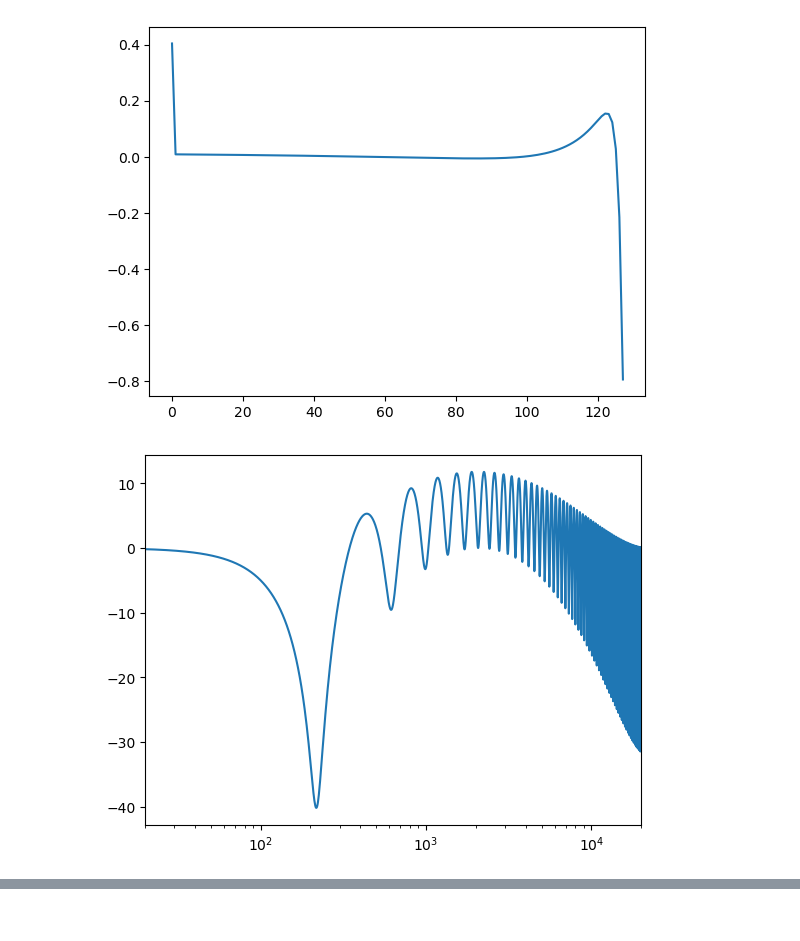
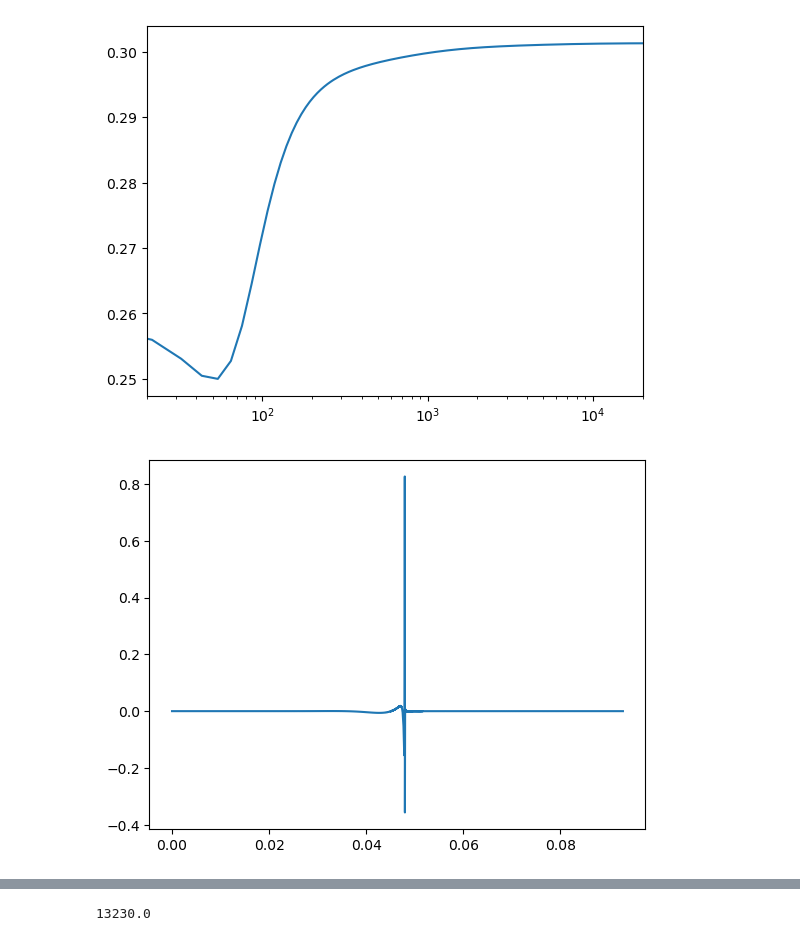
Before and after one commit to peladeaucome/REQWitchcraft, a Jupyter notebook: main.ipynb, the cells around one changed output, grey strips where cells are left out. Drawn from its saved outputs; the diff is of its cells as text; code cells hidden in the pictures.

```diff
--- a/main.ipynb
+++ b/main.ipynb
@@ -32,17 +68,49 @@ plt.show()
-# %%
-n=128
-
-corr = np.ones(n//2+1, dtype=np.complex128)
-
-corr = corr*np.exp(-1j*np.angle(loudspeaker.get_rfft(n=n)))
-corr_IR = np.fft.irfft(corr)
-
-plt.plot(corr_IR)
-plt.show()
-plt.plot(f, dB20(np.fft.rfft(corr_IR, n=n_fft)))
-plt.semilogx()
-plt.xlim(20, 20000)
-plt.show()
-# %% [output]
-[figure, removed]
-[figure, removed]
+# %%
+n=4096
+cornerFreq_hz = 20
+offset =.25
+cornerFreq = cornerFreq_hz/sr
+cornerFreq_idx = int(n*cornerFreq/2)
+f = np.fft.rfftfreq(n=n, d=1/sr)
+df = f[1]-f[0]
+
+loudspeakerGroupDelay = get_groupDelay(loudspeaker.get_rfft(n=n), df=df)
+
+correctionGroupDelay = np.zeros_like(loudspeakerGroupDelay)
+correctionGroupDelay[cornerFreq_idx:] = -loudspeakerGroupDelay[cornerFreq_idx:]
+correctionGroupDelay[:cornerFreq_idx] = -loudspeakerGroupDelay[cornerFreq_idx]
+correctionGroupDelay -=np.min(correctionGroupDelay)
+correctionGroupDelay +=offset
+
+plt.plot(f,correctionGroupDelay)
+plt.semilogx()
+plt.xlim(20, 20000)
+plt.show()
+correctionPhase = get_phase(correctionGroupDelay, df=df)
+
+correction_fft = np.exp(1j*correctionPhase)
+#correction_fft[0]=0
+
+#corr[:cornerFreq_idx]
+corr_IR = np.fft.irfft(correction_fft)
+t = np.arange(len(corr_IR))/sr
+plt.plot(t, corr_IR)
+plt.show()
+plt.plot(t, dB20(corr_IR))
+plt.ylim(-180, 0)
+plt.show()
+f = np.fft.rfftfreq(n=n_fft, d=1/sr)
+df = f[1]-f[0]
+
+fig, ax = plt.subplots(nrows=2, ncols=1, sharex=True)
+
+ax[0].plot(f, dB20(np.fft.rfft(corr_IR, n=n_fft)))
+ax[0].set_ylim(-2, 2)
+ax[1].plot(f, get_groupDelay(np.fft.rfft(corr_IR, n=n_fft), df=df))
+ax[1].set_ylim(offset-.01, offset+.07)
+ax[0].set_xlim(20, 20000)
+plt.semilogx()
+plt.show()
+# %% [output]
+[figure, added]
+[figure, added]
@@ -48,0 +144,4 @@ plt.show()
+# %%
+.3*44100
+# %% [output]
+13230.0
```
Also changed, not shown: parts of 7 cells of this notebook, 4 other files.
